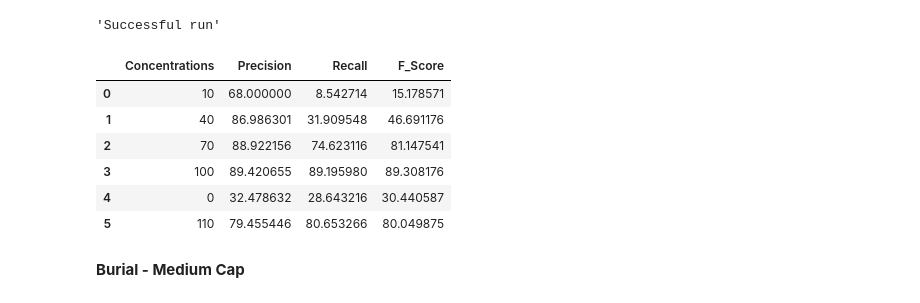
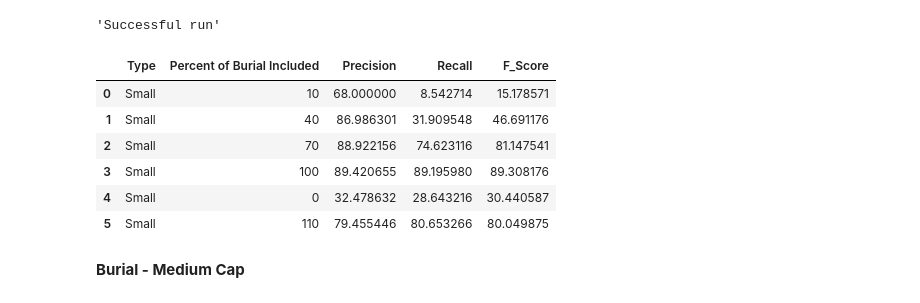
Before and after one commit to slavesocieties/ssda-nlp, a Jupyter notebook: 70-exhaustive-training.ipynb, the cells around one changed output. Cells and saved outputs as stored; diff of their text form; code cells hidden in the pictures.

```diff
--- a/70-exhaustive-training.ipynb
+++ b/70-exhaustive-training.ipynb
@@ -176,30 +176,30 @@ display('Successful run')
 # %%
 #no_test
 
 ##RESULTS
 #Wrong Enumerate,c
 #concentrations_SCB = [10, 40, 70, 100, 0, 110]
 #pre_vec_SCB = [85.077951, 10.804598, 91.441441, 86.177106, 85.267857, 88.480392]
 #rec_vec_SCB = [92.048193, 11.325301, 97.831325, 96.144578, 92.048193, 86.987952]
 #f_vec_SCB = [88.425926, 11.058824, 94.528522, 90.888383, 88.528389, 87.727825]
 
 concentrations_SCB = [10, 40, 70, 100, 0, 110]
 pre_vec_SCB = [68, 86.986301, 88.922156, 89.420655, 32.478632, 79.455446]
 rec_vec_SCB = [8.542714, 31.909548, 74.623116, 89.19598, 28.643216, 80.653266]
 f_vec_SCB = [15.178571, 46.691176, 81.147541, 89.308176, 30.440587, 80.049875]
 
-manual_data_SCB = {'Concentrations':concentrations_SCB, 'Precision':pre_vec_SCB, 'Recall':rec_vec_SCB, 'F_Score':f_vec_SCB}
+manual_data_SCB = {'Type':['Small','Small','Small','Small','Small','Small'],'Percent of Burial Included':concentrations_SCB, 'Precision':pre_vec_SCB, 'Recall':rec_vec_SCB, 'F_Score':f_vec_SCB}
 
 results_df_SCB = pd.DataFrame(manual_data_SCB)
 results_df_SCB.head(20)
 # %% [output]
-|  | Concentrations | Precision | Recall | F_Score |
-| 0 | 10 | 68.000000 | 8.542714 | 15.178571 |
-| 1 | 40 | 86.986301 | 31.909548 | 46.691176 |
-| 2 | 70 | 88.922156 | 74.623116 | 81.147541 |
-| 3 | 100 | 89.420655 | 89.195980 | 89.308176 |
-| 4 | 0 | 32.478632 | 28.643216 | 30.440587 |
-| 5 | 110 | 79.455446 | 80.653266 | 80.049875 |
+|  | Type | Percent of Burial Included | Precision | Recall | F_Score |
+| 0 | Small | 10 | 68.000000 | 8.542714 | 15.178571 |
+| 1 | Small | 40 | 86.986301 | 31.909548 | 46.691176 |
+| 2 | Small | 70 | 88.922156 | 74.623116 | 81.147541 |
+| 3 | Small | 100 | 89.420655 | 89.195980 | 89.308176 |
+| 4 | Small | 0 | 32.478632 | 28.643216 | 30.440587 |
+| 5 | Small | 110 | 79.455446 | 80.653266 | 80.049875 |
 # %% [markdown]
 **Burial - Medium Cap**
 # %%
```
Also changed, not shown: parts of 6 cells of this notebook.
